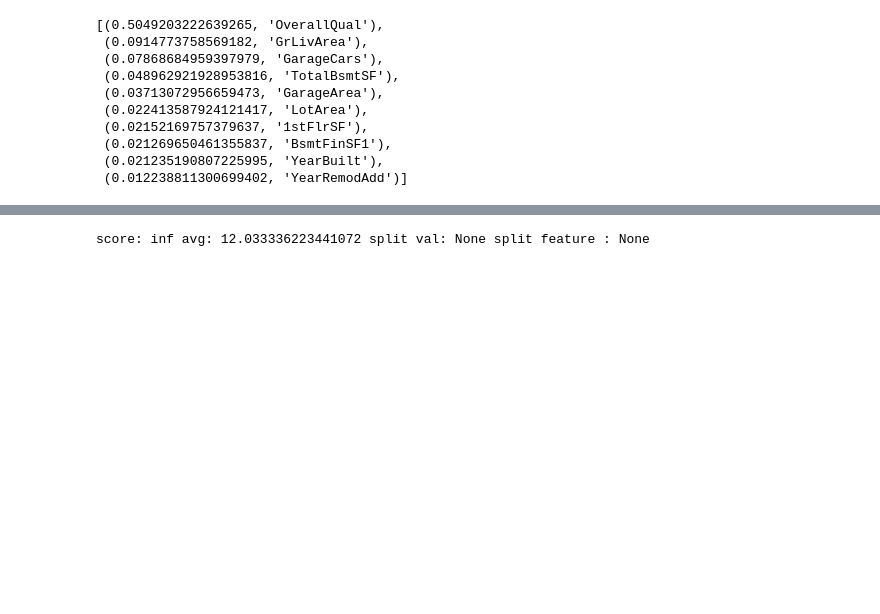
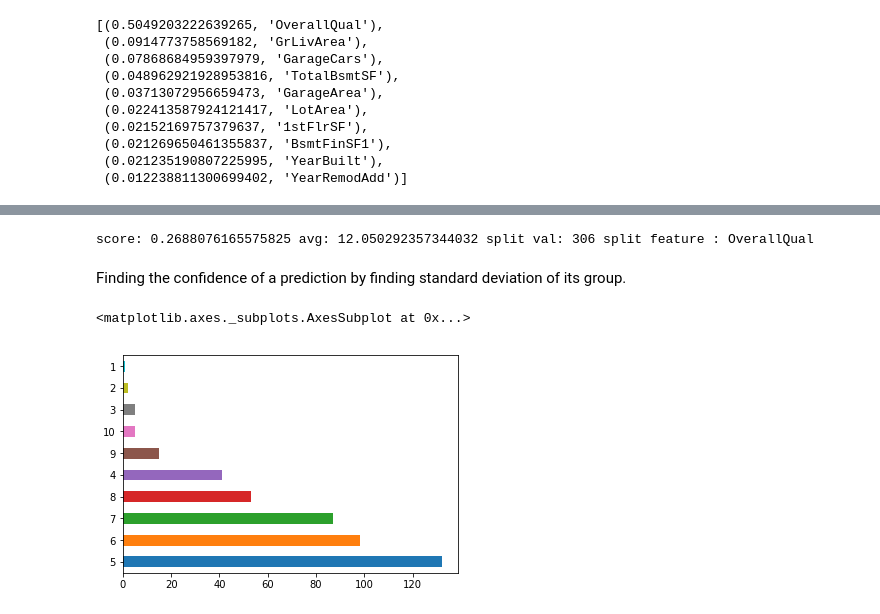
Before and after one commit to SonaliDasgupta/MLandAIAlgorithmsFromScratch, a Jupyter notebook: kernel.ipynb, the cells around one changed output, grey strips where cells are left out. Drawn from its saved outputs; the diff is of its cells as text; code cells hidden in the pictures; blank space fills up the shorter version.

```diff
--- a/kernel.ipynb
+++ b/kernel.ipynb
@@ -31,18 +31,18 @@ def rmse(actual, predicted):
     return np.sqrt(np.mean((actual - predicted)**2))
 # %%
 class RandomForest:
-    def __init__(self, sample_size, n_trees = 10 , min_samples_leaf = 5, max_depth = 4):
-        self.n_trees, self.sample_size , self.min_samples_leaf, self.max_depth = n_trees, sample_size, min_samples_leaf, max_depth
+    def __init__(self, sample_size, n_trees = 10 , min_samples_leaf = 5, max_depth = 4, max_features = None):
+        self.n_trees, self.sample_size , self.min_samples_leaf, self.max_depth, self.max_features = n_trees, sample_size, min_samples_leaf, max_depth, max_features
         self.trees = [self.create_tree() for _ in range(self.n_trees)]
 
     def create_tree(self):
 
-        return DecisionTree(min_samples_leaf = self.min_samples_leaf, max_depth = self.max_depth)
+        return DecisionTree(min_samples_leaf = self.min_samples_leaf, max_depth = self.max_depth, max_features = self.max_features)
 
     def fit(self, X, y):
         for tree in self.trees:
             random_idxs = np.random.permutation(X.shape[0])[:self.sample_size]
-            tree.var_split(X.iloc[random_idxs], y[random_idxs])
+            tree.var_split(X.iloc[random_idxs, :], y[random_idxs])
 
     def predict(self, x):
         return np.mean([t.predict(x) for t in self.trees], axis = 0)
@@ -179,11 +194,26 @@ draw_tree(rf_simple[0], df = X_train, ratio = 0.8)
 0.20532506871137765
 [drawing not drawn]
 # %%
-rf_mine = RandomForest(X_train.shape[0], n_trees = 5, min_samples_leaf = 3)
+%prun
+rf_mine = RandomForest(500, n_trees = 100, min_samples_leaf = 3, max_depth = 6, max_features = 0.5)
 rf_mine.fit(X_train, y_train)
-print(rf_mine.trees[0])
+print(rf_mine.trees[99])
 print(rf_mine.trees[0].leftTree.leftTree.leftTree.leftTree)
 print(rmse(y_train, rf_mine.predict(X_train)))
 print(rmse(y_valid, rf_mine.predict(X_valid)))
+plt.scatter(y_valid, rf_mine.predict(X_valid))
 # %% [output]
-score: inf avg: 12.033336223441072 split val: None split feature : None
+score: 0.2688076165575825 avg: 12.050292357344032 split val: 306 split feature : OverallQual
+# %% [markdown]
+Finding the confidence of a prediction by finding standard deviation of its group.
+# %%
+
+y_pred = np.stack([t.predict(X_valid) for t in rf_mine.trees])
+mean_pred, std_dev = np.mean(y_pred[:,0]), np.std(y_pred[:,0])
+X_new = X_valid.copy()
+X_new['mean_pred'] = mean_pred
+X_new['std_dev_pred'] = std_dev
+X_new.OverallQual.value_counts().plot.barh()
+# %% [output]
+<matplotlib.axes._subplots.AxesSubplot at 0x...>
+[figure, added]
```
Also changed, not shown: parts of 4 cells of this notebook.
